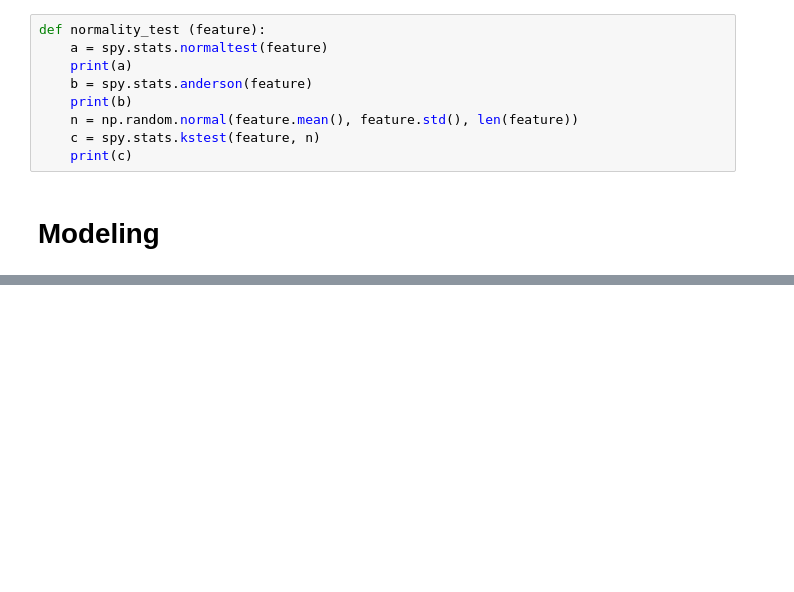
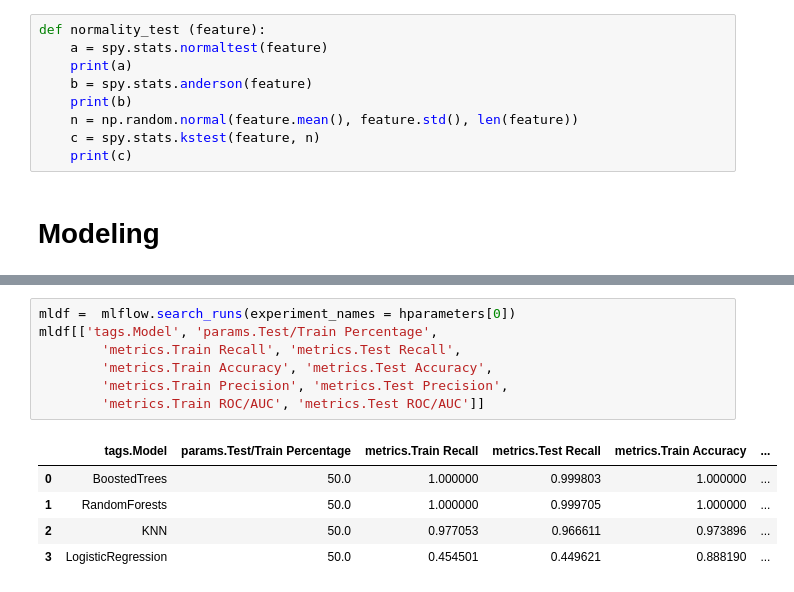
Before and after one commit to mhashemihsmw/Case-Study-Loan-Default-Prediction, a Jupyter notebook: loan-default-prediction.ipynb, the cells around one changed output, grey strips where cells are left out. Drawn from its saved outputs; the diff is of its cells as text; blank space fills up the shorter version.

```diff
--- a/loan-default-prediction.ipynb
+++ b/loan-default-prediction.ipynb
@@ -603,0 +817,13 @@ def normality_test (feature):
+# %%
+mldf =  mlflow.search_runs(experiment_names = hparameters[0])
+mldf[['tags.Model', 'params.Test/Train Percentage',
+        'metrics.Train Recall', 'metrics.Test Recall',
+        'metrics.Train Accuracy', 'metrics.Test Accuracy',
+        'metrics.Train Precision', 'metrics.Test Precision',
+        'metrics.Train ROC/AUC', 'metrics.Test ROC/AUC']]
+# %% [output]
+|  | tags.Model | params.Test/Train Percentage | metrics.Train Recall | metrics.Test Recall | metrics.Train Accuracy | ... |
+| 0 | BoostedTrees | 50.0 | 1.000000 | 0.999803 | 1.000000 | ... |
+| 1 | RandomForests | 50.0 | 1.000000 | 0.999705 | 1.000000 | ... |
+| 2 | KNN | 50.0 | 0.977053 | 0.966611 | 0.973896 | ... |
+| 3 | LogisticRegression | 50.0 | 0.454501 | 0.449621 | 0.888190 | ... |
```
Also changed, not shown: parts of 14 cells of this notebook.
